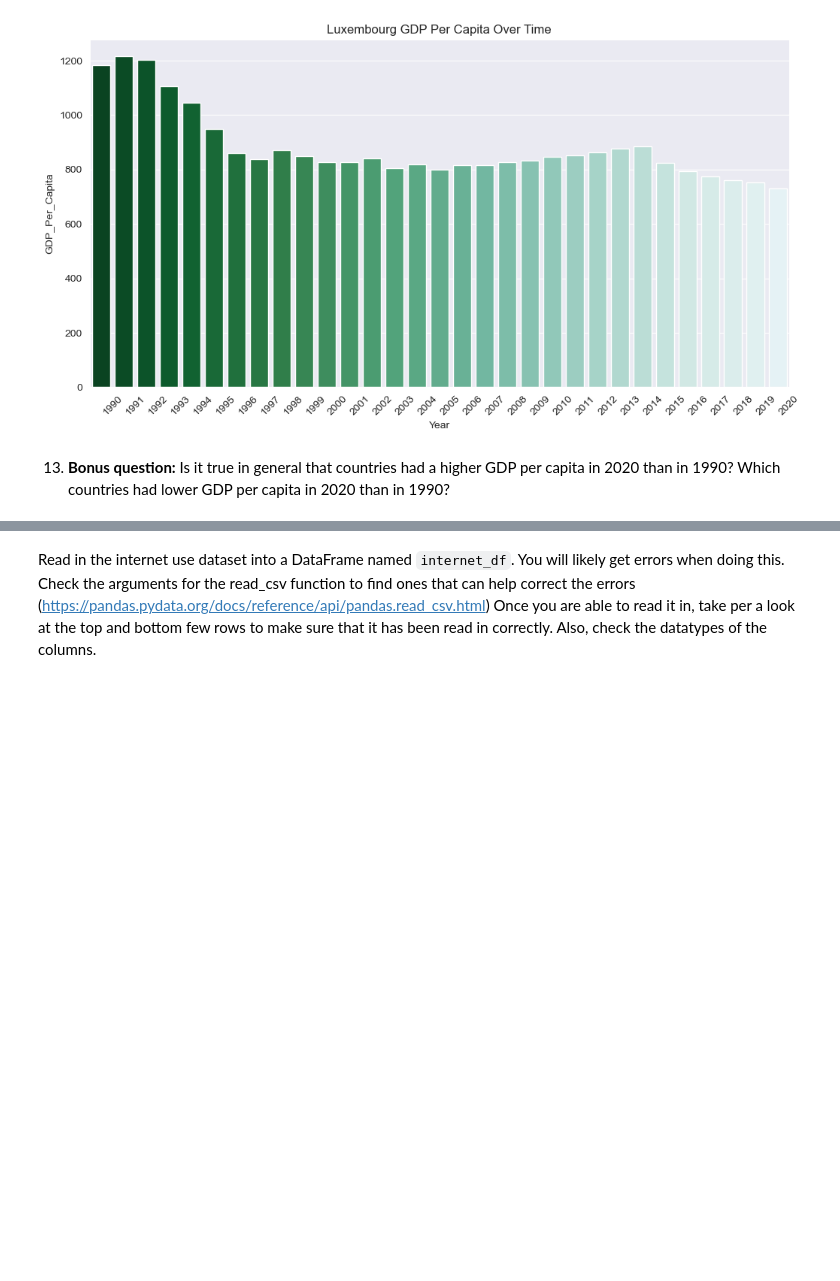
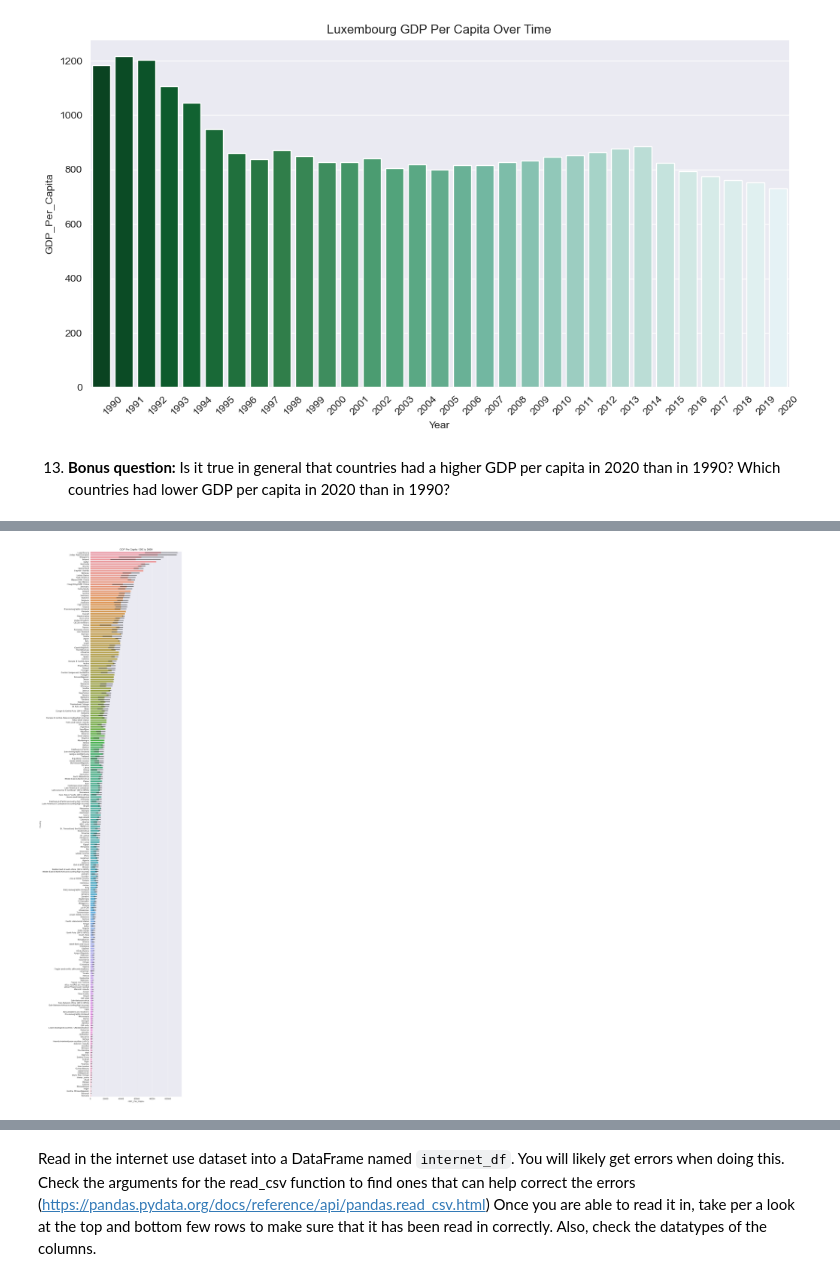
Before and after one commit to SchreinerJS/gdp_and_internet_usage, a Jupyter notebook: notebooks/un_datasets.ipynb, the cells around one changed output, grey strips where cells are left out. Cells and saved outputs as stored; diff of their text form; code cells hidden in the pictures; blank space fills up the shorter version.

```diff
--- a/notebooks/un_datasets.ipynb
+++ b/notebooks/un_datasets.ipynb
@@ -781,0 +713,4 @@ first_gdp_over_100k.head(1)
+# %%
+bonus = gdp_decades.loc[(gdp_decades["Year"] == 1990) |
+                        (gdp_decades["Year"] == 2020)].sort_values(by = ('GDP_Per_Capita'), ascending = False)
+bonus
@@ -781,0 +731,8 @@ first_gdp_over_100k.head(1)
+# %%
+df = bonus
+fig, ax = plt.subplots(figsize=(8, 48))
+sns.barplot(x=df["GDP_Per_Capita"], y=df["Country"])
+plt.title('GDP Per Capita 1990 to 2020')
+plt.show()
+# %% [output]
+[figure, added]
```
Also changed, not shown: parts of 52 cells of this notebook.
